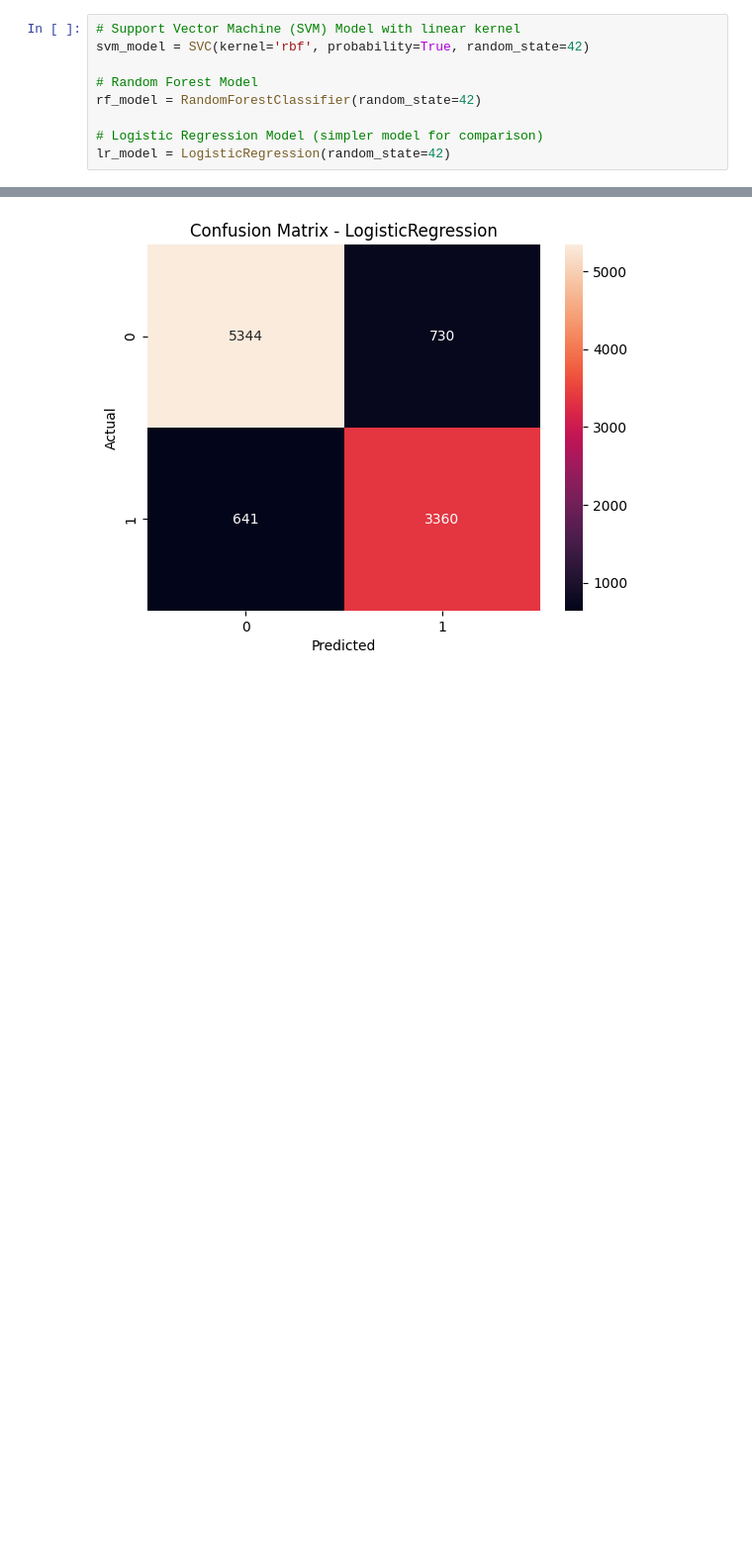
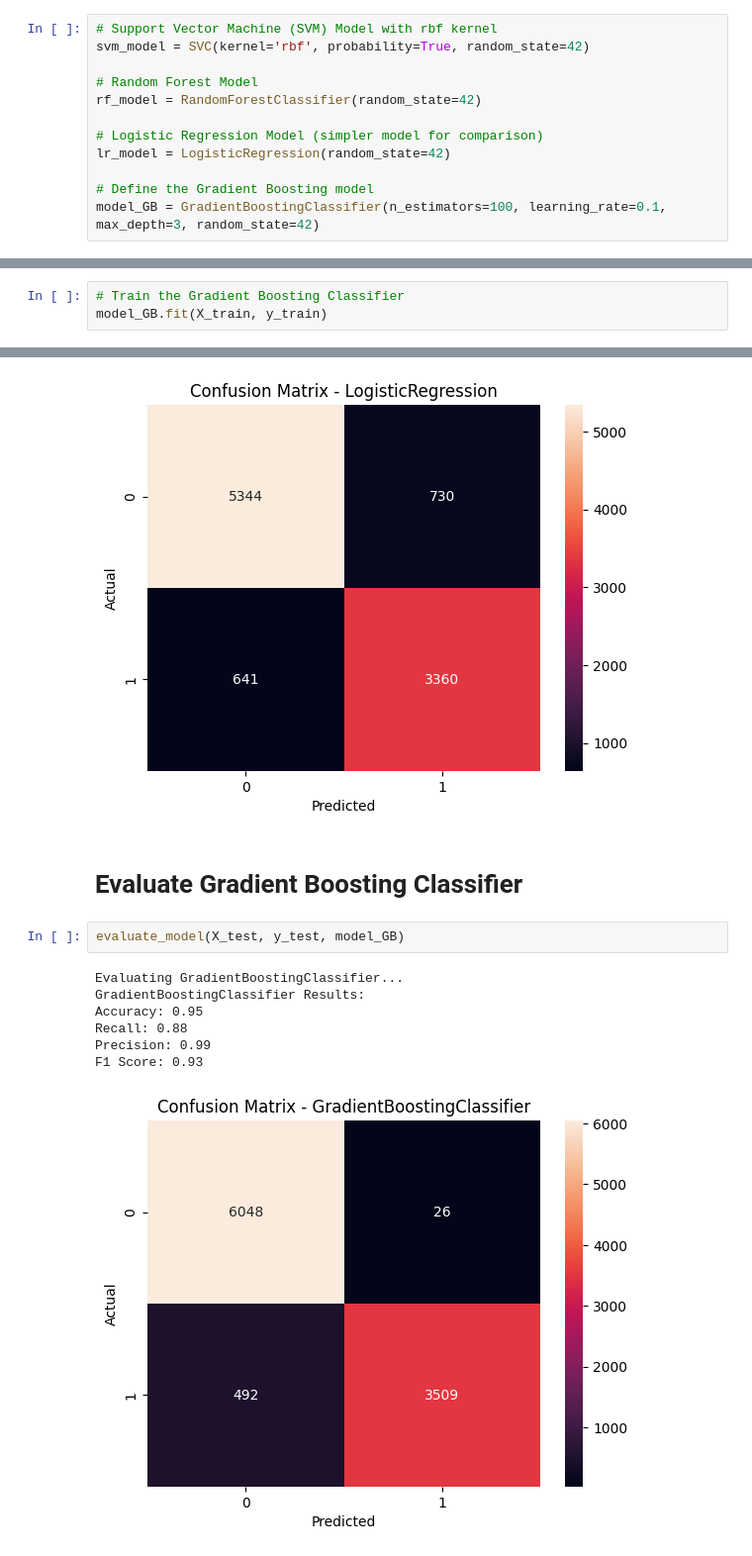
Before and after one commit to rafalradx/churn-shield, a Jupyter notebook: remove_none_data.ipynb, the cells around one changed output, grey strips where cells are left out. Shown: that part at 99% size. Drawn from its saved outputs; the diff is of its cells as text; blank space fills up the shorter version.

```diff
--- a/remove_none_data.ipynb
+++ b/remove_none_data.ipynb
@@ -189,5 +197,5 @@ y = df['churn']
 # %%
-# Support Vector Machine (SVM) Model with linear kernel
+# Support Vector Machine (SVM) Model with rbf kernel
 svm_model = SVC(kernel='rbf', probability=True, random_state=42)
 
 # Random Forest Model
@@ -195,6 +203,9 @@ rf_model = RandomForestClassifier(random_state=42)
 
 # Logistic Regression Model (simpler model for comparison)
 lr_model = LogisticRegression(random_state=42)
+
+# Define the Gradient Boosting model
+model_GB = GradientBoostingClassifier(n_estimators=100, learning_rate=0.1, max_depth=3, random_state=42)
 # %%
 # Perform Cross-Validation and print results
 def perform_cross_validation(model, X, y, cv=3):  # Reduced to 3 folds
@@ -222,3 +233,6 @@ y_pred_rf = rf_model.predict(X_test)
 # Train the Logistic Regression model
 lr_model.fit(X_train, y_train)
 y_pred_lr = lr_model.predict(X_test)
+# %%
+# Train the Gradient Boosting Classifier
+model_GB.fit(X_train, y_train)
@@ -282,3 +298,15 @@ Recall: 0.84
 Precision: 0.82
 F1 Score: 0.83
 [figure]
+# %% [markdown]
+# Evaluate Gradient Boosting Classifier
+# %%
+evaluate_model(X_test, y_test, model_GB)
+# %% [output]
+Evaluating GradientBoostingClassifier...
+GradientBoostingClassifier Results:
+Accuracy: 0.95
+Recall: 0.88
+Precision: 0.99
+F1 Score: 0.93
+[figure, added]
```
Also changed, not shown: parts of 16 cells of this notebook.
